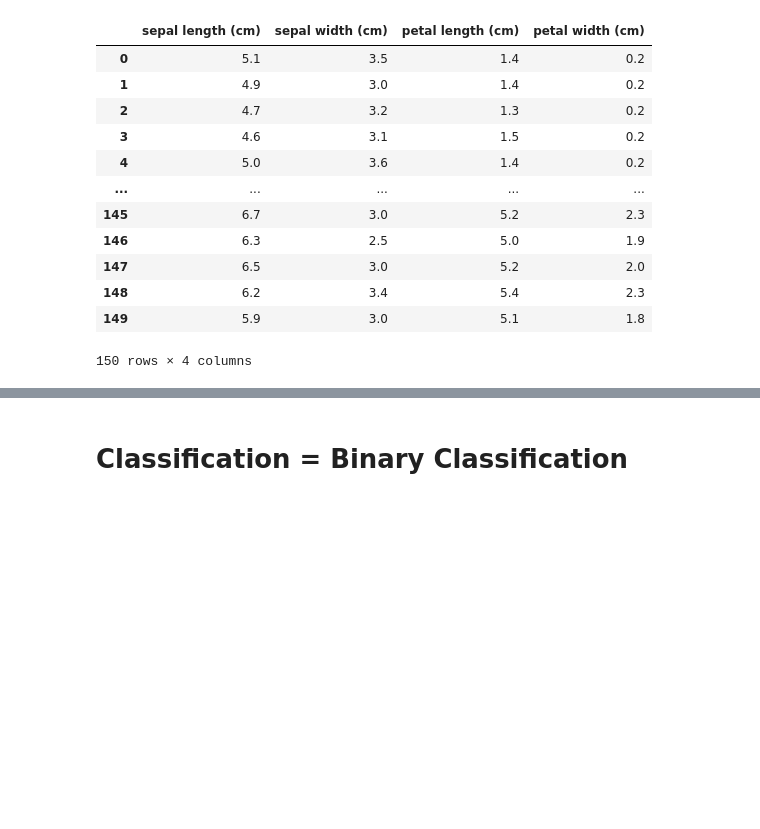
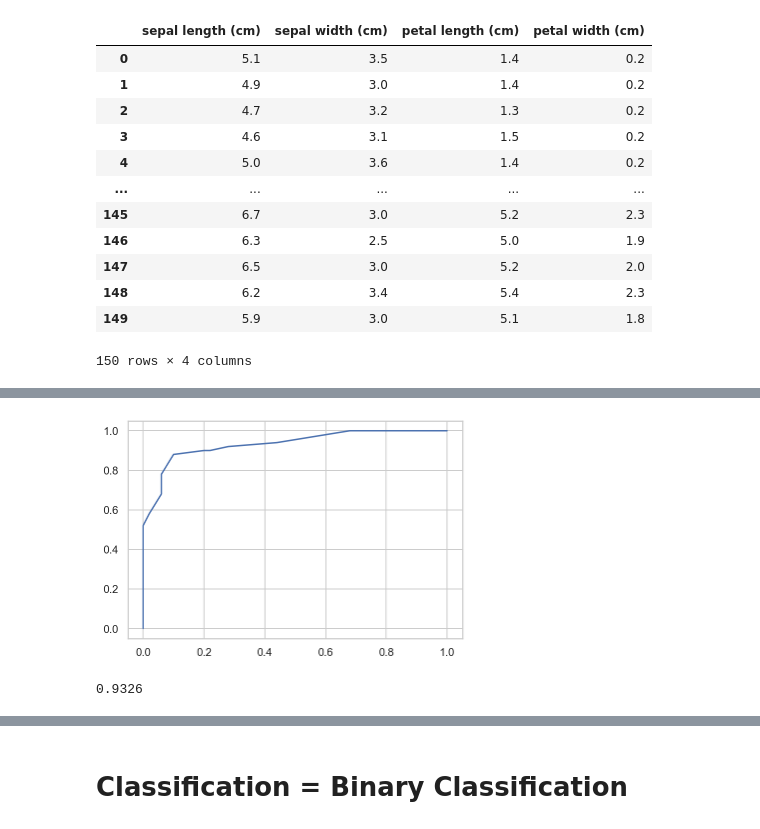
Before and after one commit to KIMS-Github/TIL_, a Jupyter notebook: math/Day20_classification+off-line_class/Day20_classification.ipynb, the cells around one changed output, grey strips where cells are left out. Saved outputs shown, nothing was run; the diff lists cells and outputs as text; code cells hidden in the pictures; blank space fills up the shorter version.

```diff
--- a/math/Day20_classification+off-line_class/Day20_classification.ipynb
+++ b/math/Day20_classification+off-line_class/Day20_classification.ipynb
@@ -5,4 +5,4 @@ iris = load_iris()
 X = iris.data
 y = iris.target
 dfX = pd.DataFrame(X, columns = iris.feature_names)
-dfy = pd.DataFrame(y, columns = iris.target_names)
+dfy = pd.DataFrame(y, columns = ["species"])
@@ -64,7 +56,6 @@ df.tail()
+# %%
+df = pd.concat([dfX, dfy], axis=1)
+df = df[["sepal length (cm)", "species"]]
 # %%
-df = df[["sepal length (cm)", "species"]]
 df = df[df.species.isin([0, 1])]
-df = df.rename(columns = {"sepal length (cm)": "sepal_length",
-                         "sepal width (cm)": "sepal_width"
-                         "petal length (cm)":" petal_length",
-                        "petal width (cm)":"petal_width"})
+df = df.rename(columns = {"sepal length (cm)": "sepal_length"})
@@ -73,6 +62,7 @@ SyntaxError: invalid syntax (<ipython-input-44-571ee37d7772>, line 5)
 # %%
 import statsmodels.api as sm
 # %%
-model =  sm.Logit.from_formula("speies ~ sepal_length")
-molel.fit()
+model =  sm.Logit.from_formula("species ~ sepal_length", data = df)
+result = model.fit()
+print(result.summary())
 # %% [output]
@@ -97,13 +117,17 @@ NameError: name 'y_pred' is not defined
 # %%
-from sklern.metrics import roc_curve
+from sklearn.metrics import roc_curve
 
-fpr, tpr, thresh = roc_curve( df.species, result.predict(df.sepal_lenth))
+fpr, tpr, thresh = roc_curve( df.species, result.predict(df.sepal_length))
 plt.plot(fpr, tpr)
 plt.show()
-%matplotlib linlne
+%matplotlib inline
+# %% [output]
+[figure, added]
 # %%
 from sklearn.metrics import auc
 auc(fpr, tpr)
+# %% [output]
+0.9326
 # %%
 sns.pairplot(df, hue = 'species')
 plt.show()
```
Also changed, not shown: parts of 11 cells of this notebook.
